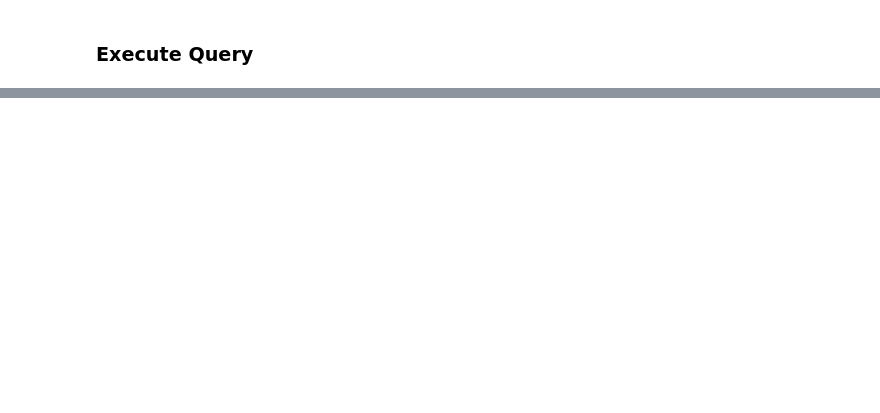
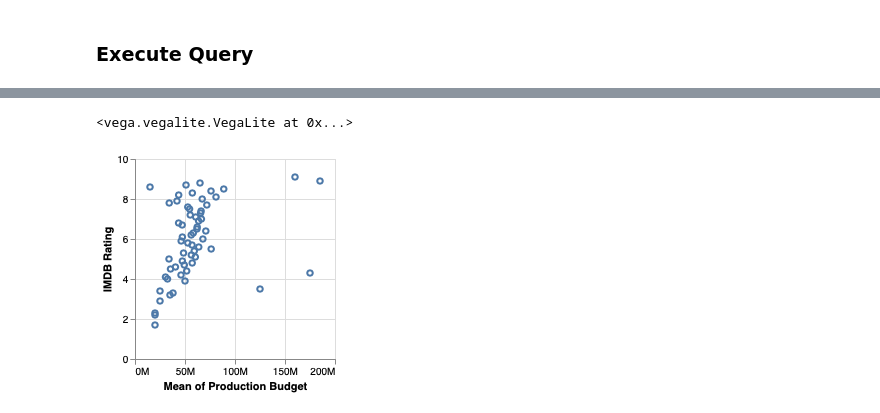
Before and after one commit to nl4dv/nl4dv, a Jupyter notebook: examples/applications/notebook/Demo.ipynb, the cells around one changed output, grey strips where cells are left out. Cells and saved outputs as stored; diff of their text form; code cells hidden in the pictures; blank space fills up the shorter version.

```diff
--- a/examples/applications/notebook/Demo.ipynb
+++ b/examples/applications/notebook/Demo.ipynb
@@ -84,0 +38,5 @@ VegaLite(spec)
+# %%
+nl4dv_instance.render_vis("Visualize rating and budget")
+# %% [output]
+<vega.vegalite.VegaLite at 0x...>
+[figure, added]
```
Also changed, not shown: parts of 20 cells of this notebook, 7 other files.
